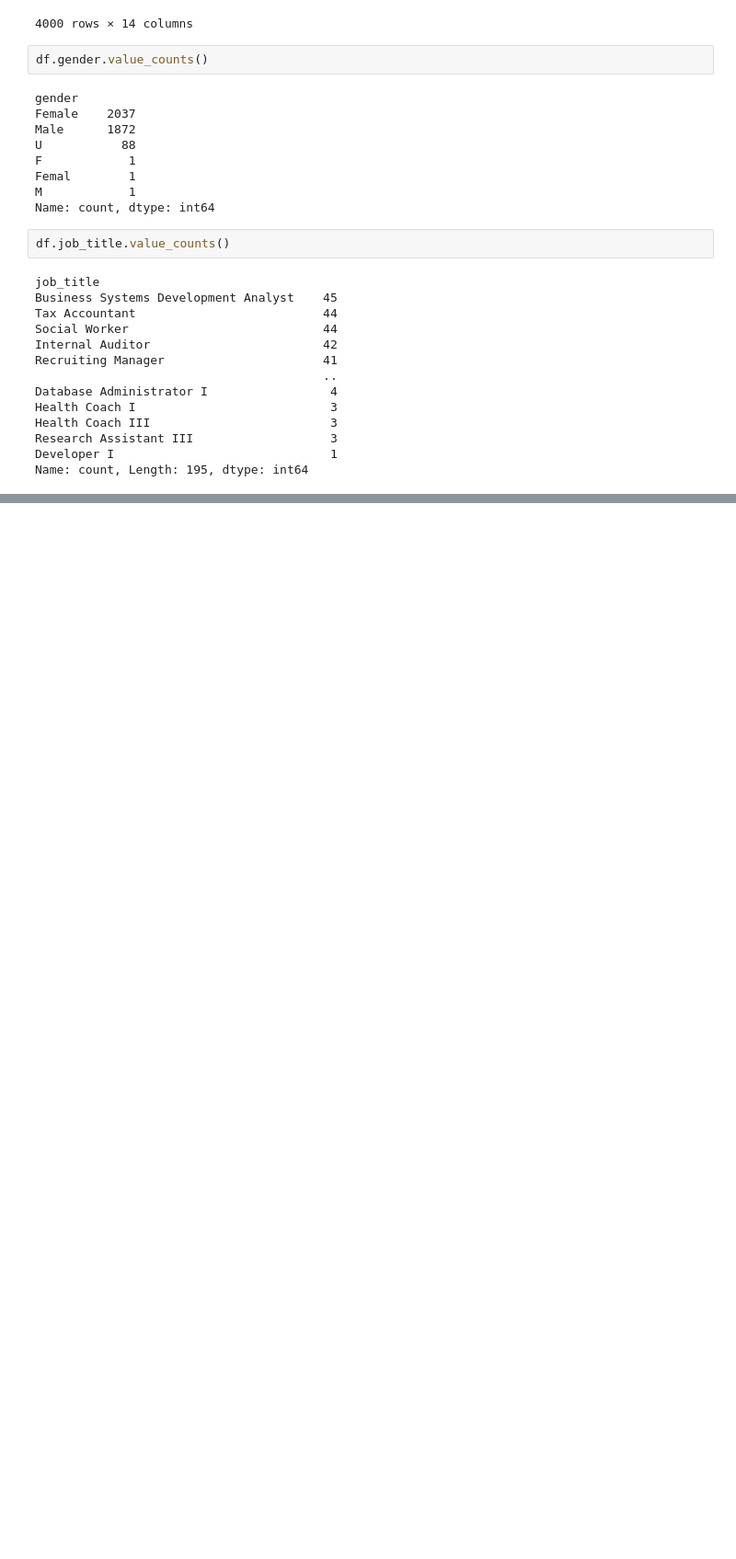
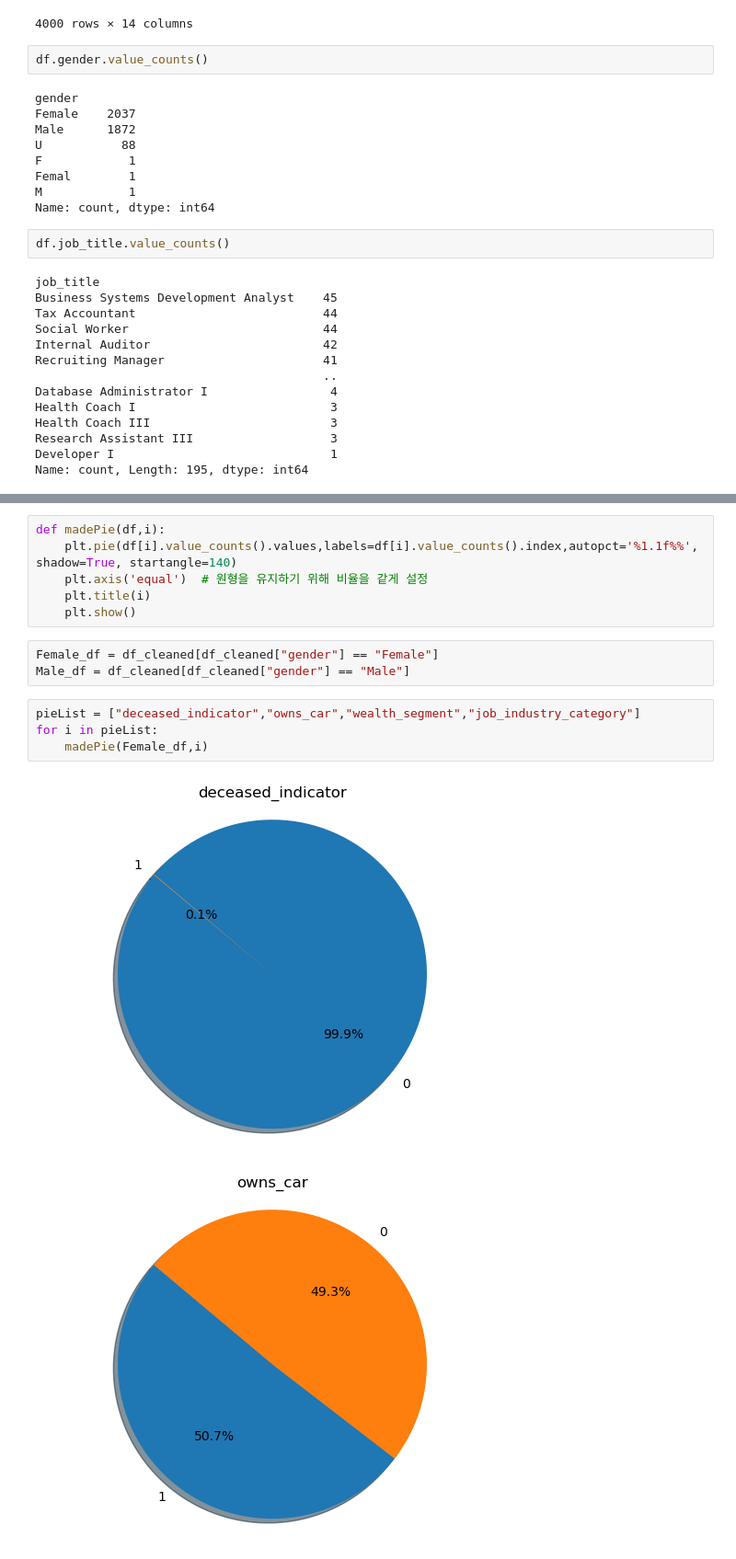
Before and after one commit to pauljo13/Bootcamp_Review, a Jupyter notebook: Section1/Mini_project/Sprint1_Mini Project.ipynb, the cells around one changed output, grey strips where cells are left out. Shown at 92% size. Drawn from its saved outputs; the diff is of its cells as text; blank space fills up the shorter version.

```diff
--- a/Section1/Mini_project/Sprint1_Mini Project.ipynb
+++ b/Section1/Mini_project/Sprint1_Mini Project.ipynb
@@ -312,0 +662,16 @@ Name: count, Length: 195, dtype: int64
+# %%
+def madePie(df,i):
+    plt.pie(df[i].value_counts().values,labels=df[i].value_counts().index,autopct='%1.1f%%', shadow=True, startangle=140)
+    plt.axis('equal')  # 원형을 유지하기 위해 비율을 같게 설정
+    plt.title(i)
+    plt.show()
+# %%
+Female_df = df_cleaned[df_cleaned["gender"] == "Female"]
+Male_df = df_cleaned[df_cleaned["gender"] == "Male"]
+# %%
+pieList = ["deceased_indicator","owns_car","wealth_segment","job_industry_category"]
+for i in pieList:
+    madePie(Female_df,i)
+# %% [output]
+[figure, added]
+[figure, added]
```
Also changed, not shown: parts of 41 cells of this notebook.
